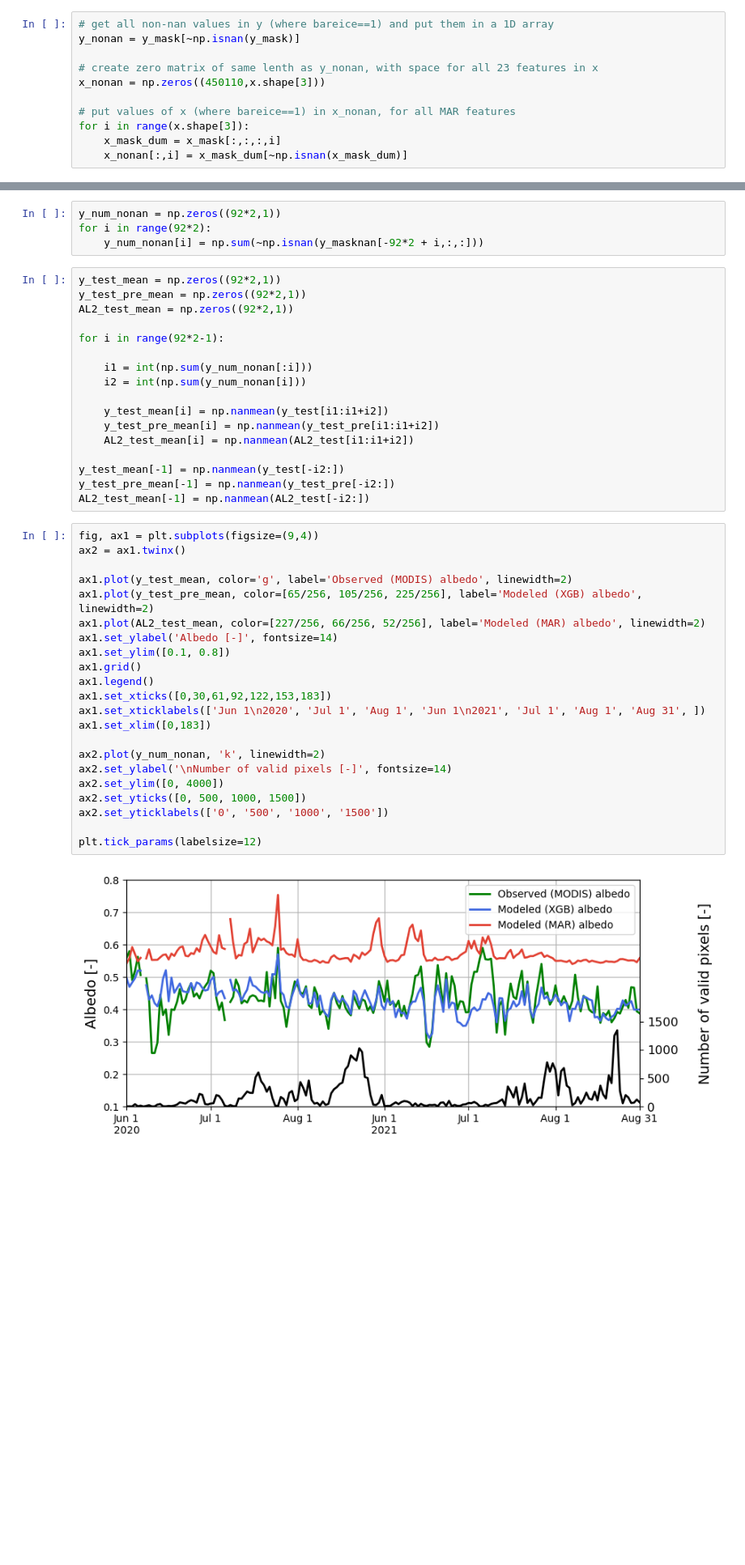
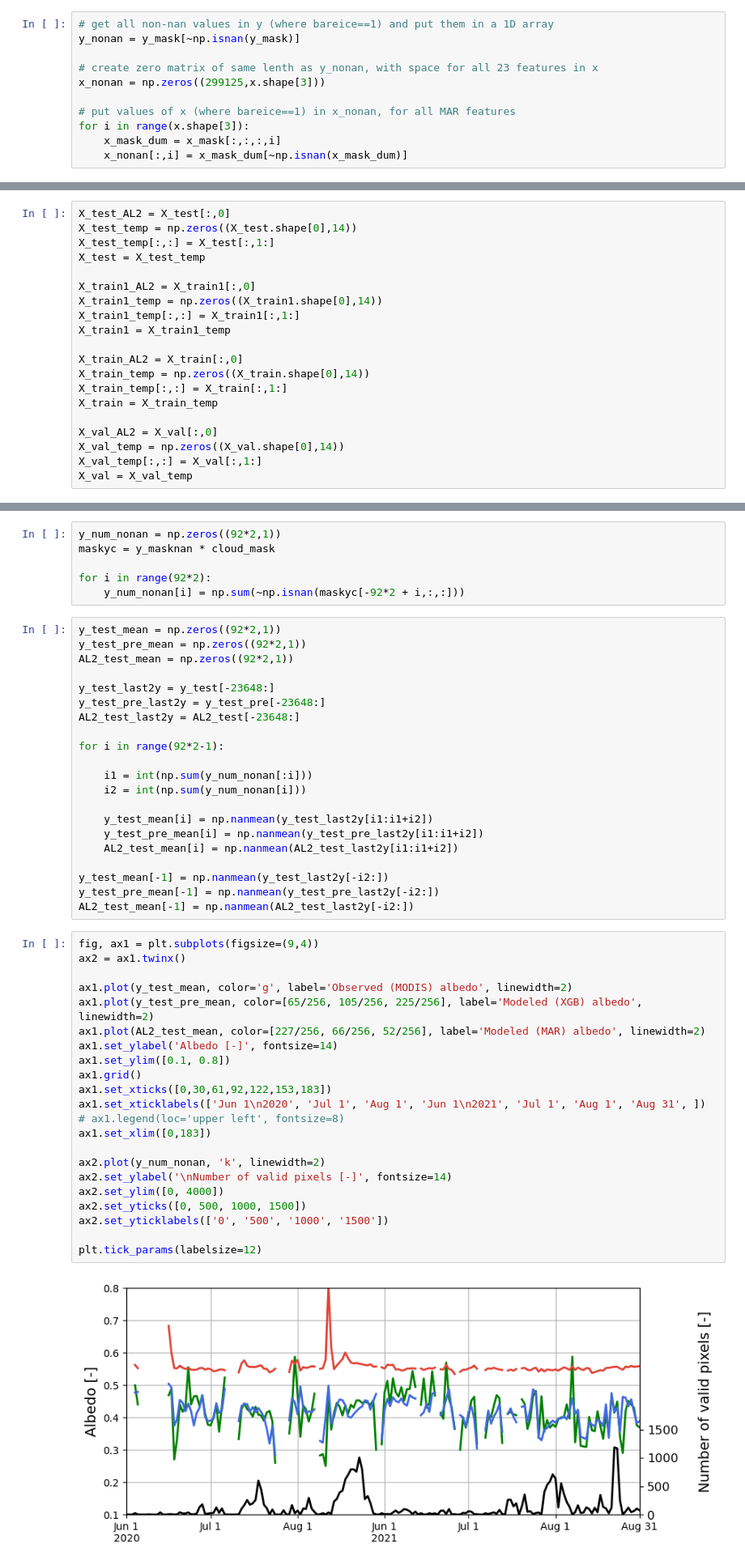
Before and after one commit to raf-antwerpen/PIXAL-predictive-ice-albedo-model, a Jupyter notebook: PIXAL.ipynb, the cells around one changed output, grey strips where cells are left out. Shown at 81% size. Cells and saved outputs as stored; diff of their text form; blank space fills up the shorter version.

```diff
--- a/PIXAL.ipynb
+++ b/PIXAL.ipynb
@@ -254,7 +276,7 @@ x_mask = x_dum
 y_nonan = y_mask[~np.isnan(y_mask)]
 
 # create zero matrix of same lenth as y_nonan, with space for all 23 features in x
-x_nonan = np.zeros((450110,x.shape[3]))
+x_nonan = np.zeros((299125,x.shape[3]))
 
 # put values of x (where bareice==1) in x_nonan, for all MAR features
 for i in range(x.shape[3]):
@@ -311,0 +320,20 @@ vars_std = vars_std_temp
+# %%
+X_test_AL2 = X_test[:,0]
+X_test_temp = np.zeros((X_test.shape[0],14))
+X_test_temp[:,:] = X_test[:,1:]
+X_test = X_test_temp
+
+X_train1_AL2 = X_train1[:,0]
+X_train1_temp = np.zeros((X_train1.shape[0],14))
+X_train1_temp[:,:] = X_train1[:,1:]
+X_train1 = X_train1_temp
+
+X_train_AL2 = X_train[:,0]
+X_train_temp = np.zeros((X_train.shape[0],14))
+X_train_temp[:,:] = X_train[:,1:]
+X_train = X_train_temp
+
+X_val_AL2 = X_val[:,0]
+X_val_temp = np.zeros((X_val.shape[0],14))
+X_val_temp[:,:] = X_val[:,1:]
+X_val = X_val_temp
@@ -444,46 +544,52 @@ AL2_test = ((X_test_AL2) * AL2_std) + AL2_mean
 ### Time series
 # %%
 y_num_nonan = np.zeros((92*2,1))
+maskyc = y_masknan * cloud_mask
+
 for i in range(92*2):
-    y_num_nonan[i] = np.sum(~np.isnan(y_masknan[-92*2 + i,:,:]))
+    y_num_nonan[i] = np.sum(~np.isnan(maskyc[-92*2 + i,:,:]))
 # %%
 y_test_mean = np.zeros((92*2,1))
 y_test_pre_mean = np.zeros((92*2,1))
 AL2_test_mean = np.zeros((92*2,1))
+
+y_test_last2y = y_test[-23648:]
+y_test_pre_last2y = y_test_pre[-23648:]
+AL2_test_last2y = AL2_test[-23648:]
 
 for i in range(92*2-1):
 
     i1 = int(np.sum(y_num_nonan[:i]))
     i2 = int(np.sum(y_num_nonan[i]))
 
-    y_test_mean[i] = np.nanmean(y_test[i1:i1+i2])
-    y_test_pre_mean[i] = np.nanmean(y_test_pre[i1:i1+i2])
-    AL2_test_mean[i] = np.nanmean(AL2_test[i1:i1+i2])
+    y_test_mean[i] = np.nanmean(y_test_last2y[i1:i1+i2])
+    y_test_pre_mean[i] = np.nanmean(y_test_pre_last2y[i1:i1+i2])
+    AL2_test_mean[i] = np.nanmean(AL2_test_last2y[i1:i1+i2])
 
-y_test_mean[-1] = np.nanmean(y_test[-i2:])
-y_test_pre_mean[-1] = np.nanmean(y_test_pre[-i2:])
-AL2_test_mean[-1] = np.nanmean(AL2_test[-i2:])
+y_test_mean[-1] = np.nanmean(y_test_last2y[-i2:])
+y_test_pre_mean[-1] = np.nanmean(y_test_pre_last2y[-i2:])
+AL2_test_mean[-1] = np.nanmean(AL2_test_last2y[-i2:])
 # %%
 fig, ax1 = plt.subplots(figsize=(9,4))
 ax2 = ax1.twinx()
 
 ax1.plot(y_test_mean, color='g', label='Observed (MODIS) albedo', linewidth=2)
 ax1.plot(y_test_pre_mean, color=[65/256, 105/256, 225/256], label='Modeled (XGB) albedo', linewidth=2)
 ax1.plot(AL2_test_mean, color=[227/256, 66/256, 52/256], label='Modeled (MAR) albedo', linewidth=2)
 ax1.set_ylabel('Albedo [-]', fontsize=14)
 ax1.set_ylim([0.1, 0.8])
 ax1.grid()
-ax1.legend()
 ax1.set_xticks([0,30,61,92,122,153,183])
 ax1.set_xticklabels(['Jun 1\n2020', 'Jul 1', 'Aug 1', 'Jun 1\n2021', 'Jul 1', 'Aug 1', 'Aug 31', ])
+# ax1.legend(loc='upper left', fontsize=8)
 ax1.set_xlim([0,183])
 
 ax2.plot(y_num_nonan, 'k', linewidth=2)
 ax2.set_ylabel('\nNumber of valid pixels [-]', fontsize=14)
 ax2.set_ylim([0, 4000])
 ax2.set_yticks([0, 500, 1000, 1500])
 ax2.set_yticklabels(['0', '500', '1000', '1500'])
 
 plt.tick_params(labelsize=12)
 # %% [output]
-[figure, old version]
+[figure, new version]
```
Also changed, not shown: parts of 57 cells of this notebook, 1 other file.
